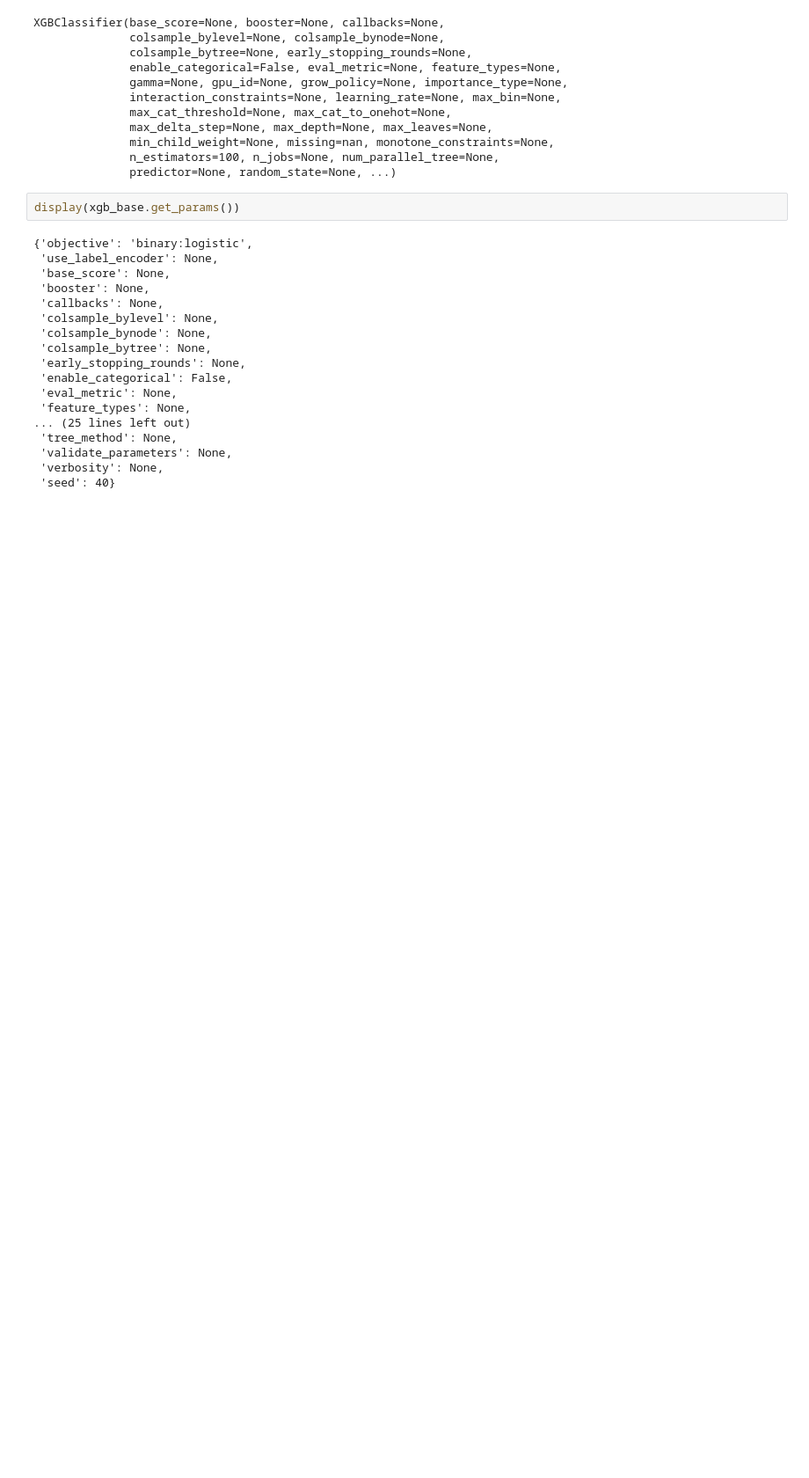
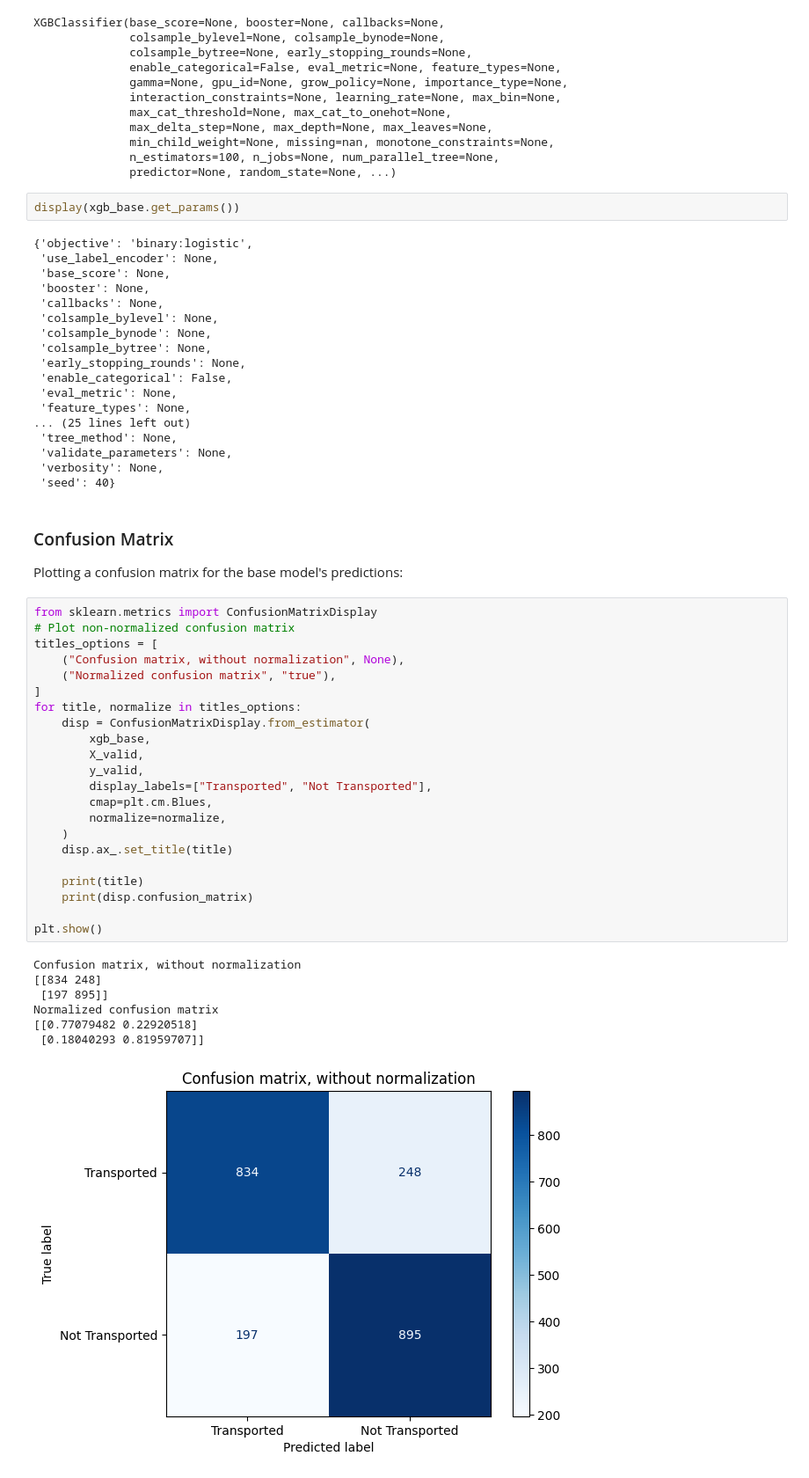
Before and after one commit to tejachalmala/Kaggle-Titanic-Spaceship-Survival, a Jupyter notebook: titanic_spaceship_survival.ipynb, the cells around one changed output. Shown at 88% size. Drawn from its saved outputs; the diff is of its cells as text; blank space fills up the shorter version.

Commit message:
Add files via upload
 obtaining prediction analysis performance

```diff
--- a/titanic_spaceship_survival.ipynb
+++ b/titanic_spaceship_survival.ipynb
@@ -465,3 +469,36 @@ display(xgb_base.get_params())
  'validate_parameters': None,
  'verbosity': None,
  'seed': 40}
+# %% [markdown]
+### Confusion Matrix
+Plotting a confusion matrix for the base model's predictions:
+# %%
+from sklearn.metrics import ConfusionMatrixDisplay
+# Plot non-normalized confusion matrix
+titles_options = [
+    ("Confusion matrix, without normalization", None),
+    ("Normalized confusion matrix", "true"),
+]
+for title, normalize in titles_options:
+    disp = ConfusionMatrixDisplay.from_estimator(
+        xgb_base,
+        X_valid,
+        y_valid,
+        display_labels=["Transported", "Not Transported"],
+        cmap=plt.cm.Blues,
+        normalize=normalize,
+    )
+    disp.ax_.set_title(title)
+
+    print(title)
+    print(disp.confusion_matrix)
+
+plt.show()
+# %% [output]
+Confusion matrix, without normalization
+[[834 248]
+ [197 895]]
+Normalized confusion matrix
+[[0.77079482 0.22920518]
+ [0.18040293 0.81959707]]
+[figure, added]
```
Also changed, not shown: parts of 9 cells of this notebook.
